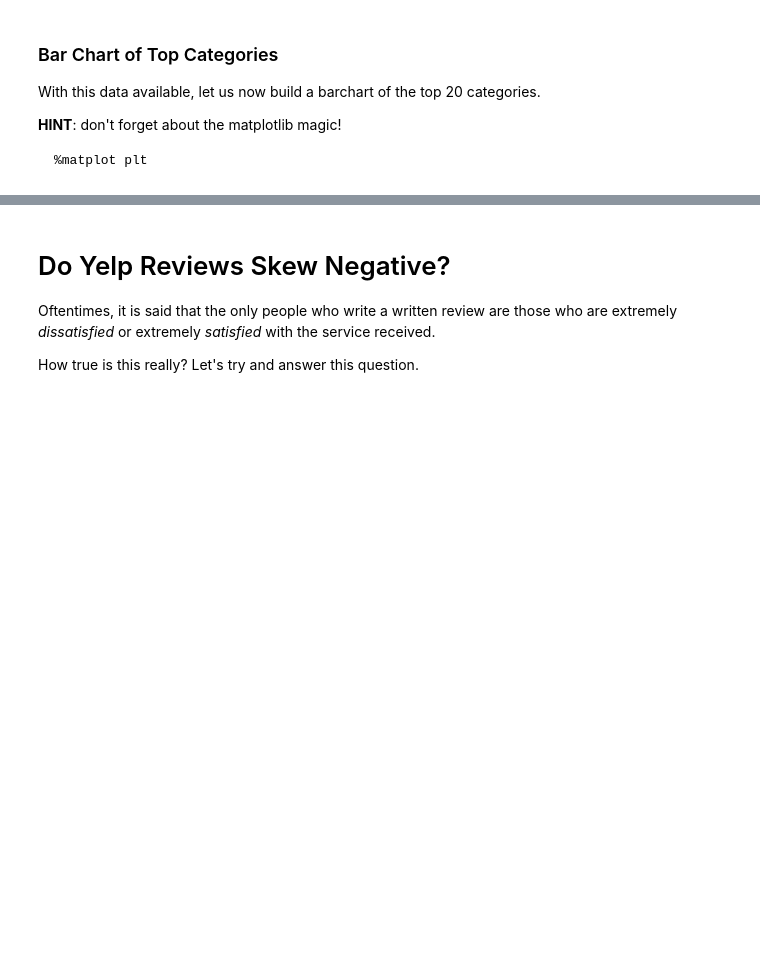
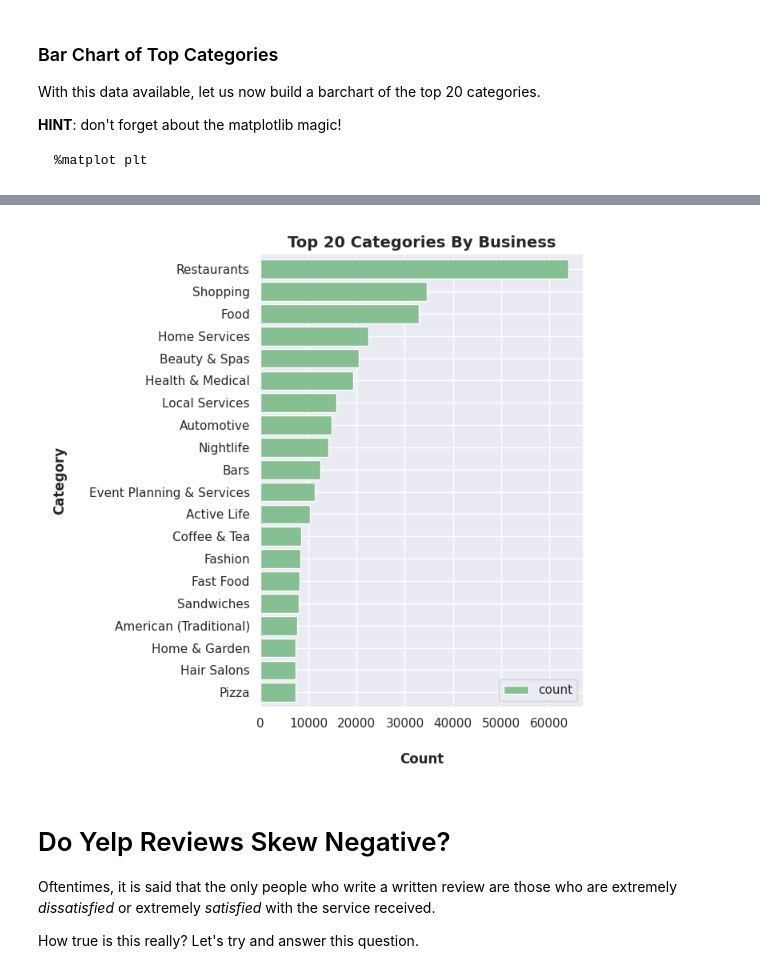
Before and after one commit to YuboC/STA9760_Yelp_Data_Analysis, a Jupyter notebook: Analysis.ipynb, the cells around one changed output, grey strips where cells are left out. Cells and saved outputs as stored; diff of their text form; code cells hidden in the pictures; blank space fills up the shorter version.

```diff
--- a/Analysis.ipynb
+++ b/Analysis.ipynb
@@ -94,7 +51,7 @@ from scipy.stats import norm, skew
 # %% [markdown]
 We are finally ready to load data. Using `spark` load the data from S3 into a `dataframe` object that we can manipulate further down in our analysis.
 # %%
-df = spark.read.json("s3://10yelpdata/*s.json")
+business = spark.read.json('s3://9760-spark-data/yelp_academic_dataset_business.json')
 # %% [output]
 [interactive output not drawn]
 # %% [markdown]
@@ -185,3 +146,8 @@ We would like to derive something like:
 What this does is allow us to then perform a myriad of rollups and other analysis on this association table which can aid us in answering the questions asked above.
 
 Implement the code necessary to derive the table described from your original yelp dataframe.
+# %%
+from pyspark.sql.functions import split, explode, desc
+
+categories = business.select('business_id',
+                             explode(split(business.categories, ', ')).alias('category'))
@@ -260,0 +201,4 @@ only showing top 20 rows
+# %%
+category_counts = categories.groupBy('category').count()
+
+category_counts.show(20)
@@ -288,0 +234,20 @@ plt.tight_layout()
+# %%
+sns.set()
+
+top_20 = category_counts.sort(desc('count')).limit(20).toPandas()
+
+ax = top_20.plot(kind='barh', x='category', y='count',
+            figsize=(7, 7), color='#86bf91', zorder=2, width=0.85)
+
+ax.invert_yaxis()
+
+ax.set_xlabel("Count", labelpad=20, weight='bold', size=12)
+
+ax.set_ylabel("Category", labelpad=20, weight='bold', size=12)
+
+ax.set_title("Top 20 Categories By Business", weight='bold', size=14)
+
+plt.tight_layout()
+
+%matplot plt
+# %% [output]
@@ -289,3 +255,4 @@ plt.tight_layout()
+[figure, added]
 # %% [markdown]
 # Do Yelp Reviews Skew Negative?
 
```
Also changed, not shown: parts of 92 cells of this notebook.
